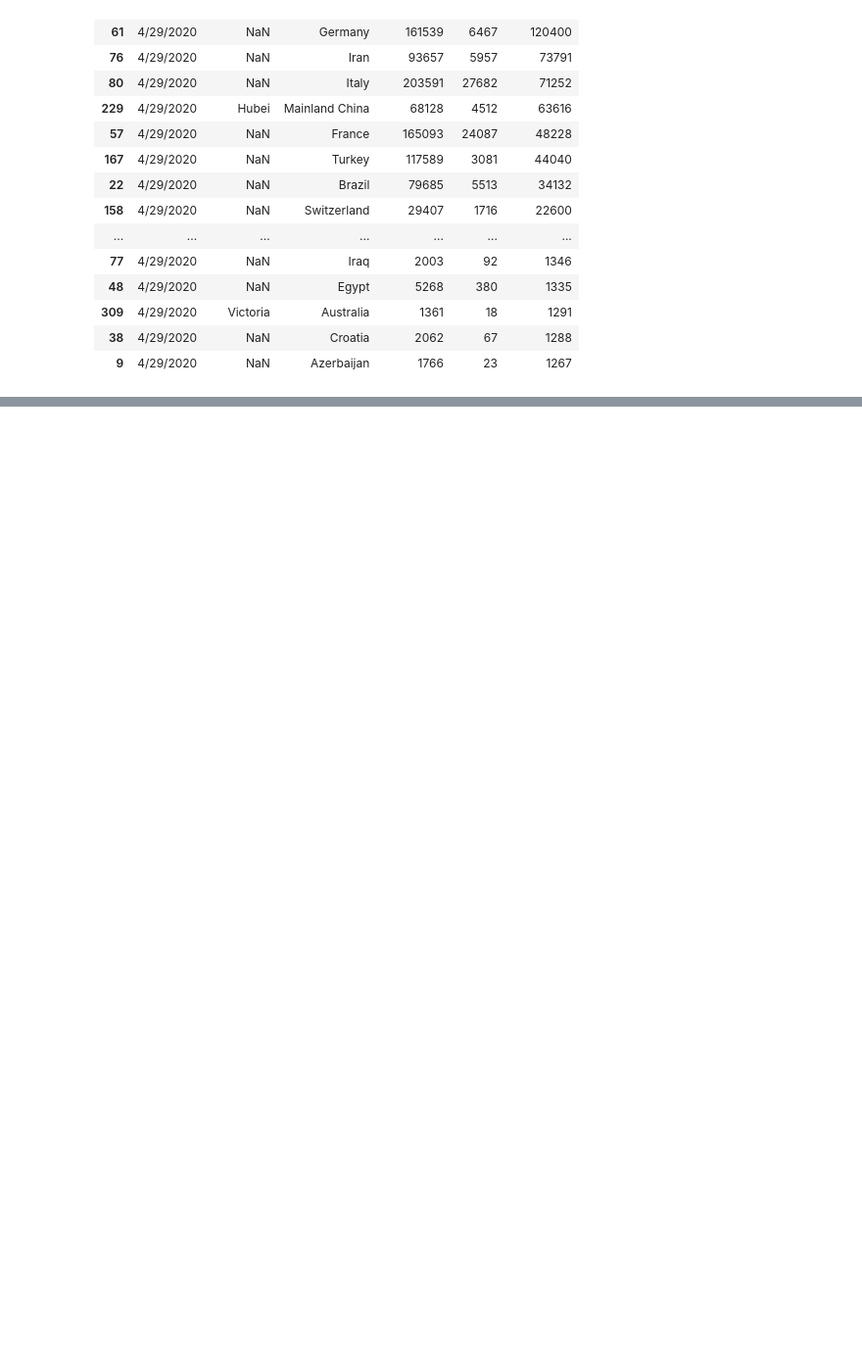
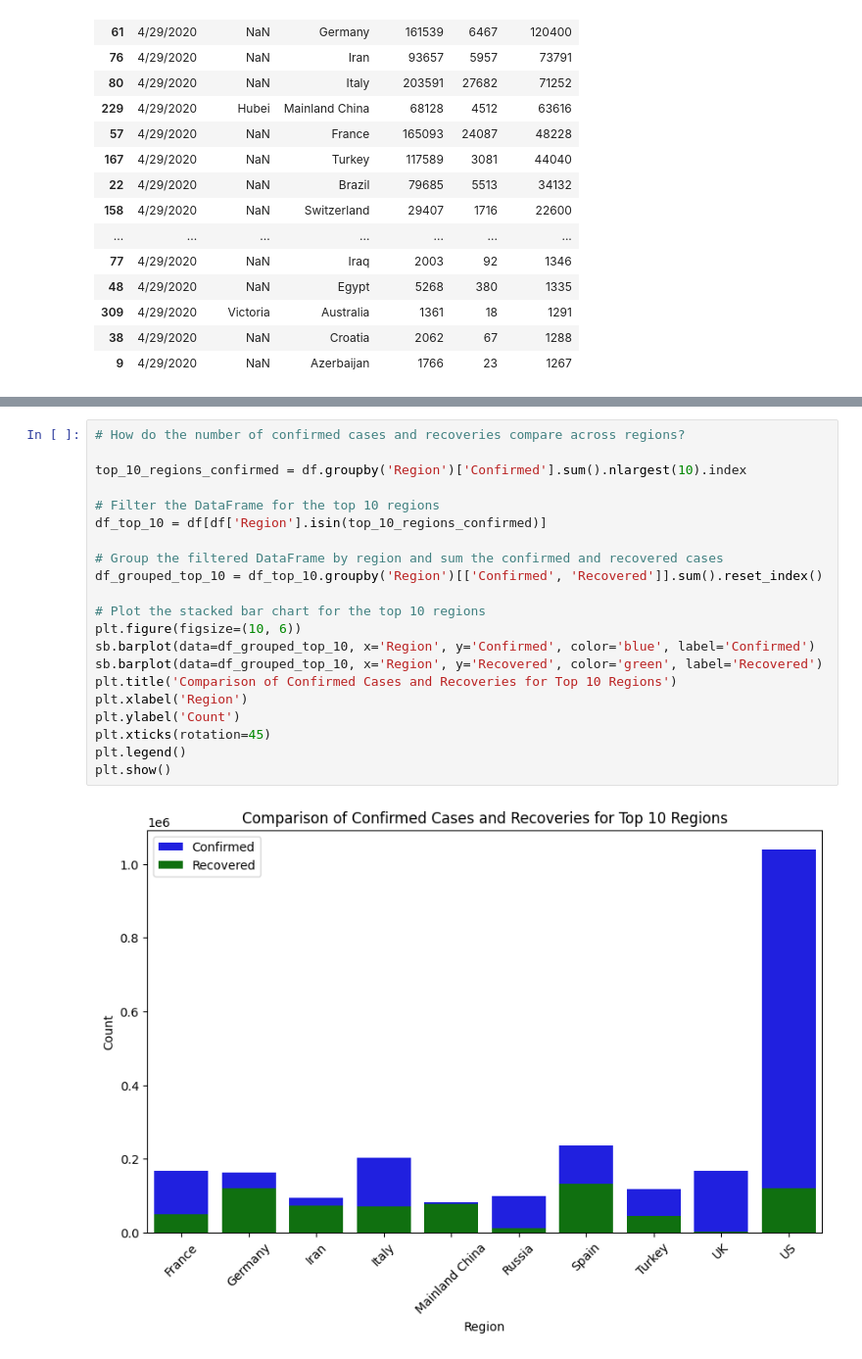
Before and after one commit to Tanay-Dwivedi/COVID-19-Dataset-Data-Analysis, a Jupyter notebook: covid19_data_analysis.ipynb, the cells around one changed output, grey strips where cells are left out. Shown: that part at 98% size. Drawn from its saved outputs; the diff is of its cells as text; blank space fills up the shorter version.

```diff
--- a/covid19_data_analysis.ipynb
+++ b/covid19_data_analysis.ipynb
@@ -301,0 +316,23 @@ df.sort_values(by = ["Recovered"], ascending = False).head(50)
+# %%
+# How do the number of confirmed cases and recoveries compare across regions?
+
+top_10_regions_confirmed = df.groupby('Region')['Confirmed'].sum().nlargest(10).index
+
+# Filter the DataFrame for the top 10 regions
+df_top_10 = df[df['Region'].isin(top_10_regions_confirmed)]
+
+# Group the filtered DataFrame by region and sum the confirmed and recovered cases
+df_grouped_top_10 = df_top_10.groupby('Region')[['Confirmed', 'Recovered']].sum().reset_index()
+
+# Plot the stacked bar chart for the top 10 regions
+plt.figure(figsize=(10, 6))
+sb.barplot(data=df_grouped_top_10, x='Region', y='Confirmed', color='blue', label='Confirmed')
+sb.barplot(data=df_grouped_top_10, x='Region', y='Recovered', color='green', label='Recovered')
+plt.title('Comparison of Confirmed Cases and Recoveries for Top 10 Regions')
+plt.xlabel('Region')
+plt.ylabel('Count')
+plt.xticks(rotation=45)
+plt.legend()
+plt.show()
+# %% [output]
+[figure, added]
```
Also changed, not shown: parts of 4 cells of this notebook.
